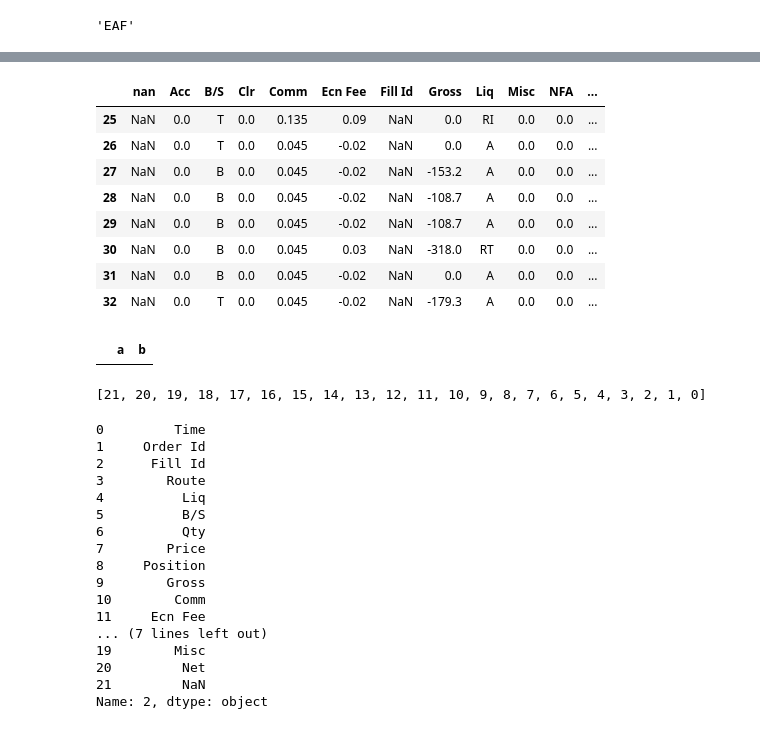
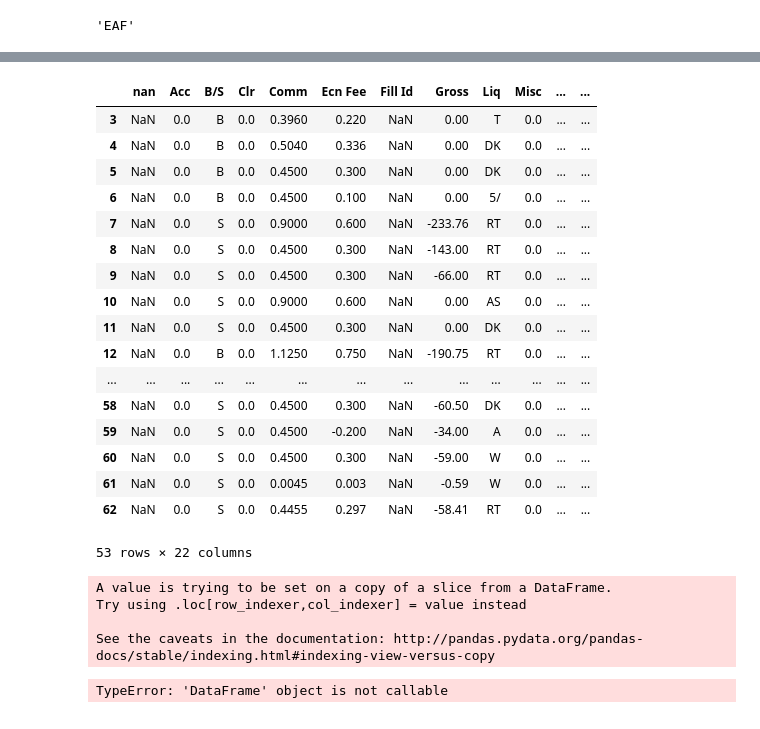
Before and after one commit to mkf-mkf/My_cloud, a Jupyter notebook: Trades_to_chart.ipynb, the cells around one changed output, grey strips where cells are left out. Drawn from its saved outputs; the diff is of its cells as text; code cells hidden in the pictures.

```diff
--- a/Trades_to_chart.ipynb
+++ b/Trades_to_chart.ipynb
@@ -54,7 +136,7 @@ trace = go.Candlestick(x=chart_df.Date_Time,
 data = [trace]
 #py.iplot(data)
 # %%
-excel_df = pd.read_excel(r'C:/Users/User/Downloads/07060212-2018-08-09-to-2018-08-09-detailed.xls', encoding='ASCII', header=None)
+excel_df = pd.read_excel(r'C:/Users/User/Downloads/07060212-2018-08-06-to-2018-08-09-detailed.xls', encoding='ASCII', header=None)
 # %%
 file_parsing = {}
 reindex = {a : b for a, b in zip(range(22), excel_df.iloc[2, :])}
@@ -112,42 +213,21 @@ excel_df = excel_df.reindex(columns=excel_df.iloc[2, :])
 # %%
-file_parsing['8/9/2018']['BKNG']
+file_parsing['8/6/2018']['ARLO']
 # %% [output]
-|  | nan | Acc | B/S | Clr | Comm | Ecn Fee | Fill Id | Gross | Liq | Misc | NFA | ... |
-| 25 | NaN | 0.0 | T | 0.0 | 0.135 | 0.09 | NaN | 0.0 | RI | 0.0 | 0.0 | ... |
-| 26 | NaN | 0.0 | T | 0.0 | 0.045 | -0.02 | NaN | 0.0 | A | 0.0 | 0.0 | ... |
-| 27 | NaN | 0.0 | B | 0.0 | 0.045 | -0.02 | NaN | -153.2 | A | 0.0 | 0.0 | ... |
-| 28 | NaN | 0.0 | B | 0.0 | 0.045 | -0.02 | NaN | -108.7 | A | 0.0 | 0.0 | ... |
-| 29 | NaN | 0.0 | B | 0.0 | 0.045 | -0.02 | NaN | -108.7 | A | 0.0 | 0.0 | ... |
-| 30 | NaN | 0.0 | B | 0.0 | 0.045 | 0.03 | NaN | -318.0 | RT | 0.0 | 0.0 | ... |
-| 31 | NaN | 0.0 | B | 0.0 | 0.045 | -0.02 | NaN | 0.0 | A | 0.0 | 0.0 | ... |
-| 32 | NaN | 0.0 | T | 0.0 | 0.045 | -0.02 | NaN | -179.3 | A | 0.0 | 0.0 | ... |
+|  | nan | Acc | B/S | Clr | Comm | Ecn Fee | Fill Id | Gross | Liq | Misc | ... | ... |
+| 3 | NaN | 0.0 | B | 0.0 | 0.3960 | 0.220 | NaN | 0.00 | T | 0.0 | ... | ... |
+| 4 | NaN | 0.0 | B | 0.0 | 0.5040 | 0.336 | NaN | 0.00 | DK | 0.0 | ... | ... |
+| 5 | NaN | 0.0 | B | 0.0 | 0.4500 | 0.300 | NaN | 0.00 | DK | 0.0 | ... | ... |
+| 6 | NaN | 0.0 | B | 0.0 | 0.4500 | 0.100 | NaN | 0.00 | 5/ | 0.0 | ... | ... |
+| 7 | NaN | 0.0 | S | 0.0 | 0.9000 | 0.600 | NaN | -233.76 | RT | 0.0 | ... | ... |
+| 8 | NaN | 0.0 | S | 0.0 | 0.4500 | 0.300 | NaN | -143.00 | RT | 0.0 | ... | ... |
+| 9 | NaN | 0.0 | S | 0.0 | 0.4500 | 0.300 | NaN | -66.00 | RT | 0.0 | ... | ... |
+| 10 | NaN | 0.0 | S | 0.0 | 0.9000 | 0.600 | NaN | 0.00 | AS | 0.0 | ... | ... |
+| 11 | NaN | 0.0 | S | 0.0 | 0.4500 | 0.300 | NaN | 0.00 | DK | 0.0 | ... | ... |
+| 12 | NaN | 0.0 | B | 0.0 | 1.1250 | 0.750 | NaN | -190.75 | RT | 0.0 | ... | ... |
+| ... | ... | ... | ... | ... | ... | ... | ... | ... | ... | ... | ... | ... |
+| 58 | NaN | 0.0 | S | 0.0 | 0.4500 | 0.300 | NaN | -60.50 | DK | 0.0 | ... | ... |
+| 59 | NaN | 0.0 | S | 0.0 | 0.4500 | -0.200 | NaN | -34.00 | A | 0.0 | ... | ... |
+| 60 | NaN | 0.0 | S | 0.0 | 0.4500 | 0.300 | NaN | -59.00 | W | 0.0 | ... | ... |
+| 61 | NaN | 0.0 | S | 0.0 | 0.0045 | 0.003 | NaN | -0.59 | W | 0.0 | ... | ... |
+| 62 | NaN | 0.0 | S | 0.0 | 0.4455 | 0.297 | NaN | -58.41 | RT | 0.0 | ... | ... |
+53 rows × 22 columns
-# %%
-df = pd.DataFrame()
-df = df.reindex(columns=['a', 'b'])
-df
-# %% [output]
-|  | a | b |
-# %%
-list(range(21,-1,-1))
-# %% [output]
-[21, 20, 19, 18, 17, 16, 15, 14, 13, 12, 11, 10, 9, 8, 7, 6, 5, 4, 3, 2, 1, 0]
-# %%
-excel_df.iloc[2, :]
-# %% [output]
-0         Time
-1     Order Id
-2      Fill Id
-3        Route
-4          Liq
-5          B/S
-6          Qty
-7        Price
-8     Position
-9        Gross
-10        Comm
-11     Ecn Fee
-... (7 lines left out)
-19        Misc
-20         Net
-21         NaN
-Name: 2, dtype: object
@@ -153,0 +246,16 @@ Name: 2, dtype: object
+# %%
+date = '8/6/2018'
+ticker = 'ARLO'
+detailed_df = file_parsing
+important_columns = ['Order Id', 'Time', 'B/S', 'Qty', 'Price', 'Gross', 'Net', 'Route']
+executions = detailed_df[date][ticker][important_columns]
+executions['BP'] = executions['Price'] * executions['Qty']
+# %% [output]
+A value is trying to be set on a copy of a slice from a DataFrame.
+Try using .loc[row_indexer,col_indexer] = value instead
+
+See the caveats in the documentation: http://pandas.pydata.org/pandas-docs/stable/indexing.html#indexing-view-versus-copy
+# %%
+executions[['Time', 'B/S']]({'Time': 'first', 'B/S' : 'first'})
+# %% [output]
+TypeError: 'DataFrame' object is not callable
```
Also changed, not shown: parts of 12 cells of this notebook.
